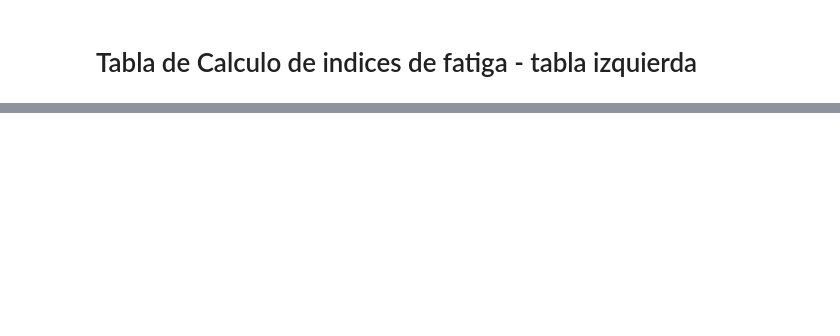
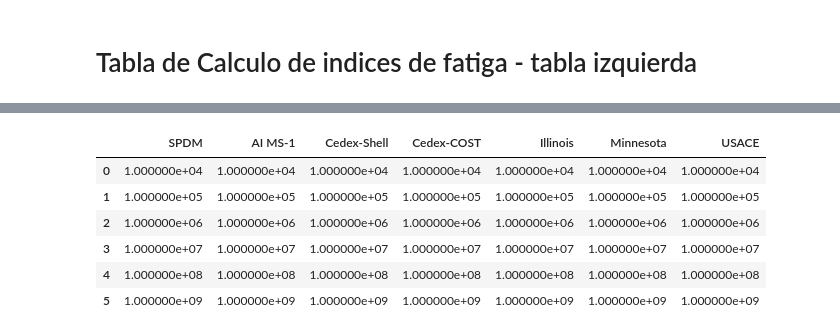
Before and after one commit to javi12we/TMI_Calculos, a Jupyter notebook: notebooks/3. Indice Fatiga.ipynb, the cells around one changed output, grey strips where cells are left out. Drawn from its saved outputs; the diff is of its cells as text; code cells hidden in the pictures; blank space fills up the shorter version.

```diff
--- a/notebooks/3. Indice Fatiga.ipynb
+++ b/notebooks/3. Indice Fatiga.ipynb
@@ -103,0 +136,5 @@ df_calculos_base_fatiga
+# %%
+#Calcular Cedex-Shell - Error
+
+df_resultados_fatiga["Cedex-Shell"] = 0.000000000000102 * (df_calculos_base_fatiga['Cedex-Shell'] / 1000000)**-5
+df_resultados_fatiga
@@ -103,0 +188,13 @@ df_calculos_base_fatiga
+# %%
+#Calcular USACE
+
+df_resultados_fatiga["USACE"] = 478.63 * (df_calculos_base_fatiga['USACE'] / 1000000)**-5 * (145 * modulo_rigidez_MPa)**-2.66
+df_resultados_fatiga
+# %% [output]
+|  | SPDM | AI MS-1 | Cedex-Shell | Cedex-COST | Illinois | Minnesota | USACE |
+| 0 | 1.000000e+04 | 1.000000e+04 | 1.000000e+04 | 1.000000e+04 | 1.000000e+04 | 1.000000e+04 | 1.000000e+04 |
+| 1 | 1.000000e+05 | 1.000000e+05 | 1.000000e+05 | 1.000000e+05 | 1.000000e+05 | 1.000000e+05 | 1.000000e+05 |
+| 2 | 1.000000e+06 | 1.000000e+06 | 1.000000e+06 | 1.000000e+06 | 1.000000e+06 | 1.000000e+06 | 1.000000e+06 |
+| 3 | 1.000000e+07 | 1.000000e+07 | 1.000000e+07 | 1.000000e+07 | 1.000000e+07 | 1.000000e+07 | 1.000000e+07 |
+| 4 | 1.000000e+08 | 1.000000e+08 | 1.000000e+08 | 1.000000e+08 | 1.000000e+08 | 1.000000e+08 | 1.000000e+08 |
+| 5 | 1.000000e+09 | 1.000000e+09 | 1.000000e+09 | 1.000000e+09 | 1.000000e+09 | 1.000000e+09 | 1.000000e+09 |
```
Also changed, not shown: parts of 12 cells of this notebook.
